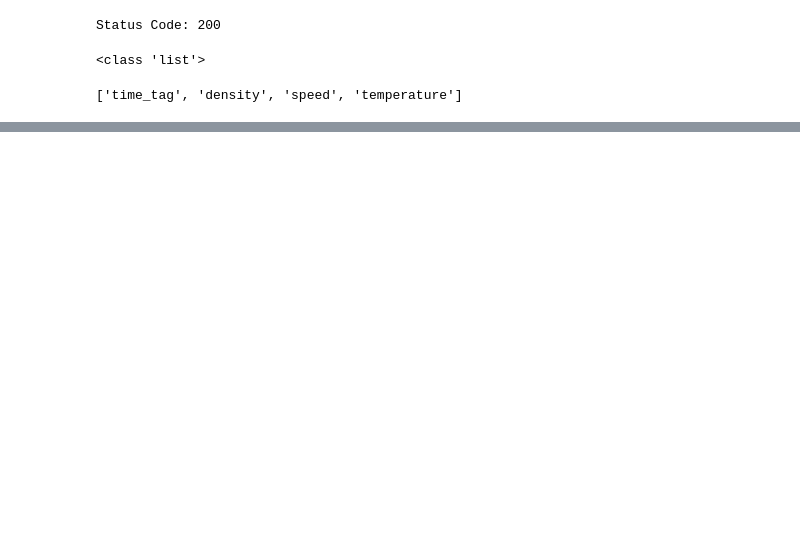
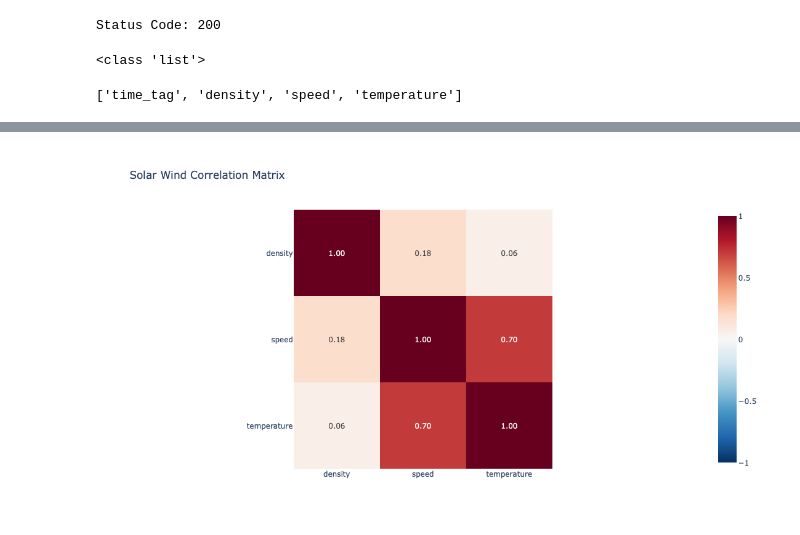
Before and after one commit to manasstark/space-weather-dashboard, a Jupyter notebook: notebooks/NOAA_Solar_Wind_EDA.ipynb, the cells around one changed output, grey strips where cells are left out. Cells and saved outputs as stored; diff of their text form; code cells hidden in the pictures; blank space fills up the shorter version.

```diff
--- a/notebooks/NOAA_Solar_Wind_EDA.ipynb
+++ b/notebooks/NOAA_Solar_Wind_EDA.ipynb
@@ -150,0 +174,22 @@ temperature  0.344583  0.523604     1.000000
+# %%
+import plotly.express as px
+
+corr_matrix = df[["density", "speed", "temperature"]].corr()
+
+fig = px.imshow(
+    corr_matrix,
+    text_auto=".2f",
+    color_continuous_scale="RdBu_r",
+    zmin=-1,
+    zmax=1,
+    title="Solar Wind Correlation Matrix"
+)
+
+fig.update_layout(
+    width=700,
+    height=600
+)
+
+fig.show()
+# %% [output]
+[figure, added]
```
Also changed, not shown: parts of 12 cells of this notebook, 2 other files.
